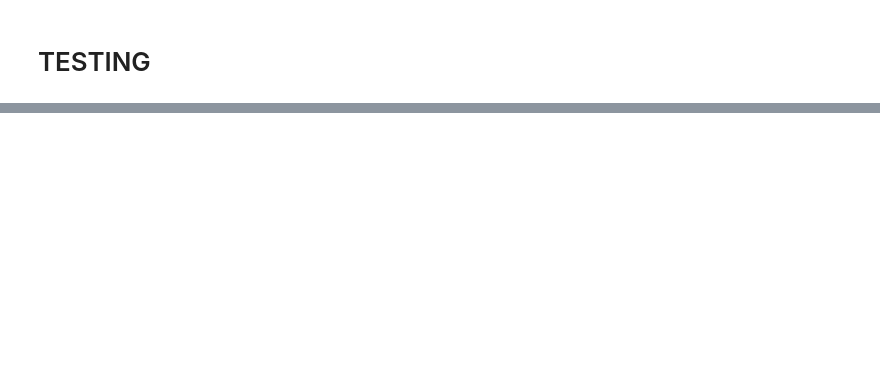
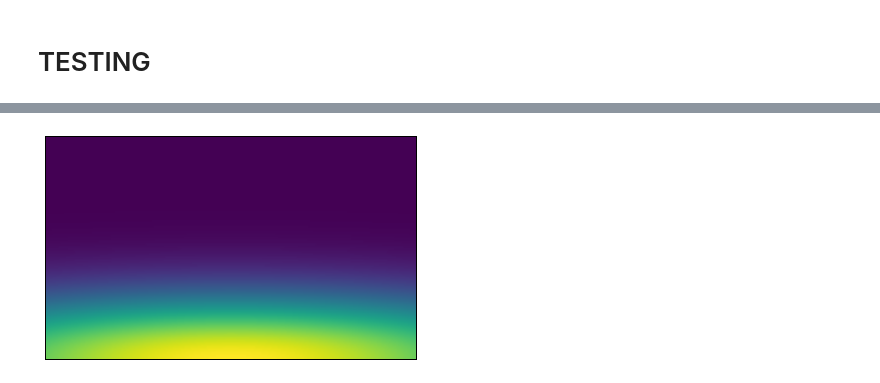
Before and after one commit to numerical-mooc/assignment-bank-2016, a Jupyter notebook: morrill/testing_with_waves.ipynb, the cells around one changed output, grey strips where cells are left out. Saved outputs shown, nothing was run; the diff lists cells and outputs as text; code cells hidden in the pictures; blank space fills up the shorter version.

```diff
--- a/morrill/testing_with_waves.ipynb
+++ b/morrill/testing_with_waves.ipynb
@@ -268,7 +282,9 @@ pyplot.plot(numpy.arange(0,nt),tt);
 # %%
-fig = pyplot.figure(figsize=(8,3))
+fig = pyplot.figure(figsize=(10,4))
 pyplot.xticks([]), pyplot.yticks([]);
 im = pyplot.imshow(p[0], cmap=cm.viridis)
+# %% [output]
+[figure, added]
 # %%
 def init():
     im.set_data(numpy.zeros((ny,nx)))
```
Also changed, not shown: parts of 12 cells of this notebook.
